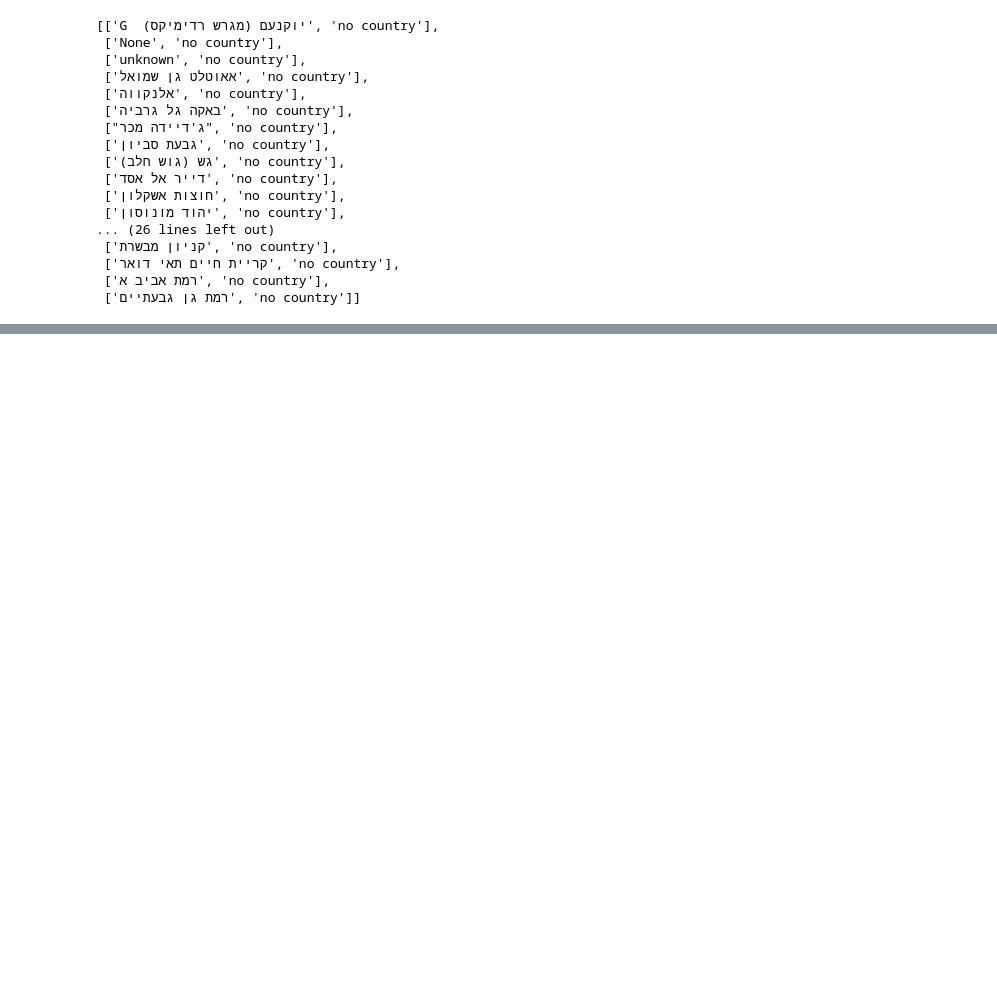
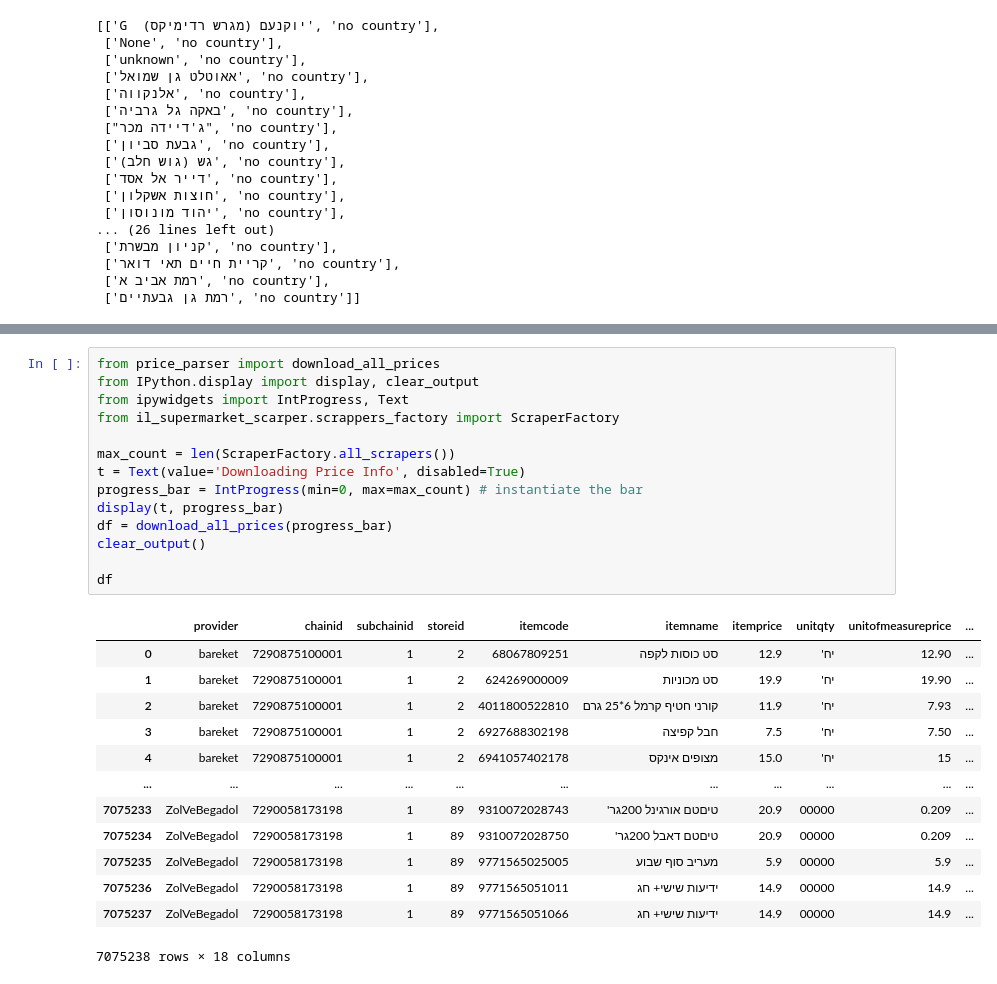
Before and after one commit to AKorets/israeli-supermarket-data, a Jupyter notebook: testbed.ipynb, the cells around one changed output, grey strips where cells are left out. Drawn from its saved outputs; the diff is of its cells as text; blank space fills up the shorter version.

```diff
--- a/testbed.ipynb
+++ b/testbed.ipynb
@@ -503,0 +349,28 @@ sns.histplot(df1[df1.City_Count>30], y="City")
+# %%
+from price_parser import download_all_prices
+from IPython.display import display, clear_output
+from ipywidgets import IntProgress, Text
+from il_supermarket_scarper.scrappers_factory import ScraperFactory
+
+max_count = len(ScraperFactory.all_scrapers())
+t = Text(value='Downloading Price Info', disabled=True)
+progress_bar = IntProgress(min=0, max=max_count) # instantiate the bar
+display(t, progress_bar)
+df = download_all_prices(progress_bar)
+clear_output()
+
+df
+# %% [output]
+|  | provider | chainid | subchainid | storeid | itemcode | itemname | itemprice | unitqty | unitofmeasureprice | ... |
+| 0 | bareket | 7290875100001 | 1 | 2 | 68067809251 | סט כוסות לקפה | 12.9 | 'יח | 12.90 | ... |
+| 1 | bareket | 7290875100001 | 1 | 2 | 624269000009 | סט מכוניות | 19.9 | 'יח | 19.90 | ... |
+| 2 | bareket | 7290875100001 | 1 | 2 | 4011800522810 | קורני חטיף קרמל 6*25 גרם | 11.9 | 'יח | 7.93 | ... |
+| 3 | bareket | 7290875100001 | 1 | 2 | 6927688302198 | חבל קפיצה | 7.5 | 'יח | 7.50 | ... |
+| 4 | bareket | 7290875100001 | 1 | 2 | 6941057402178 | מצופים אינקס | 15.0 | 'יח | 15 | ... |
+| ... | ... | ... | ... | ... | ... | ... | ... | ... | ... | ... |
+| 7075233 | ZolVeBegadol | 7290058173198 | 1 | 89 | 9310072028743 | 'טיםטם אורגינל 200גר | 20.9 | 00000 | 0.209 | ... |
+| 7075234 | ZolVeBegadol | 7290058173198 | 1 | 89 | 9310072028750 | 'טיםטם דאבל 200גר | 20.9 | 00000 | 0.209 | ... |
+| 7075235 | ZolVeBegadol | 7290058173198 | 1 | 89 | 9771565025005 | מעריב סוף שבוע | 5.9 | 00000 | 5.9 | ... |
+| 7075236 | ZolVeBegadol | 7290058173198 | 1 | 89 | 9771565051011 | ידיעות שישי+ חג | 14.9 | 00000 | 14.9 | ... |
+| 7075237 | ZolVeBegadol | 7290058173198 | 1 | 89 | 9771565051066 | ידיעות שישי+ חג | 14.9 | 00000 | 14.9 | ... |
+7075238 rows × 18 columns
```
Also changed, not shown: parts of 5 cells of this notebook, 5 other files.
